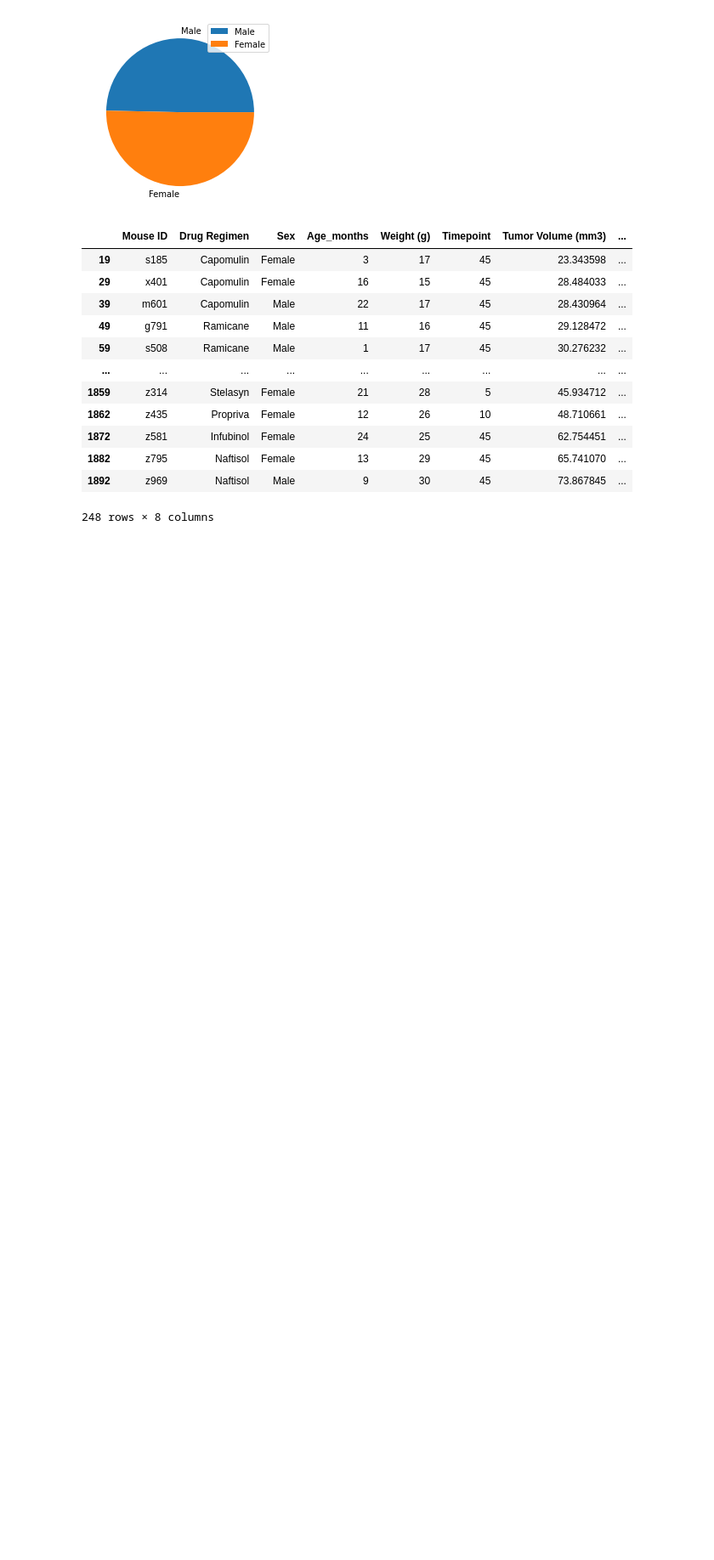
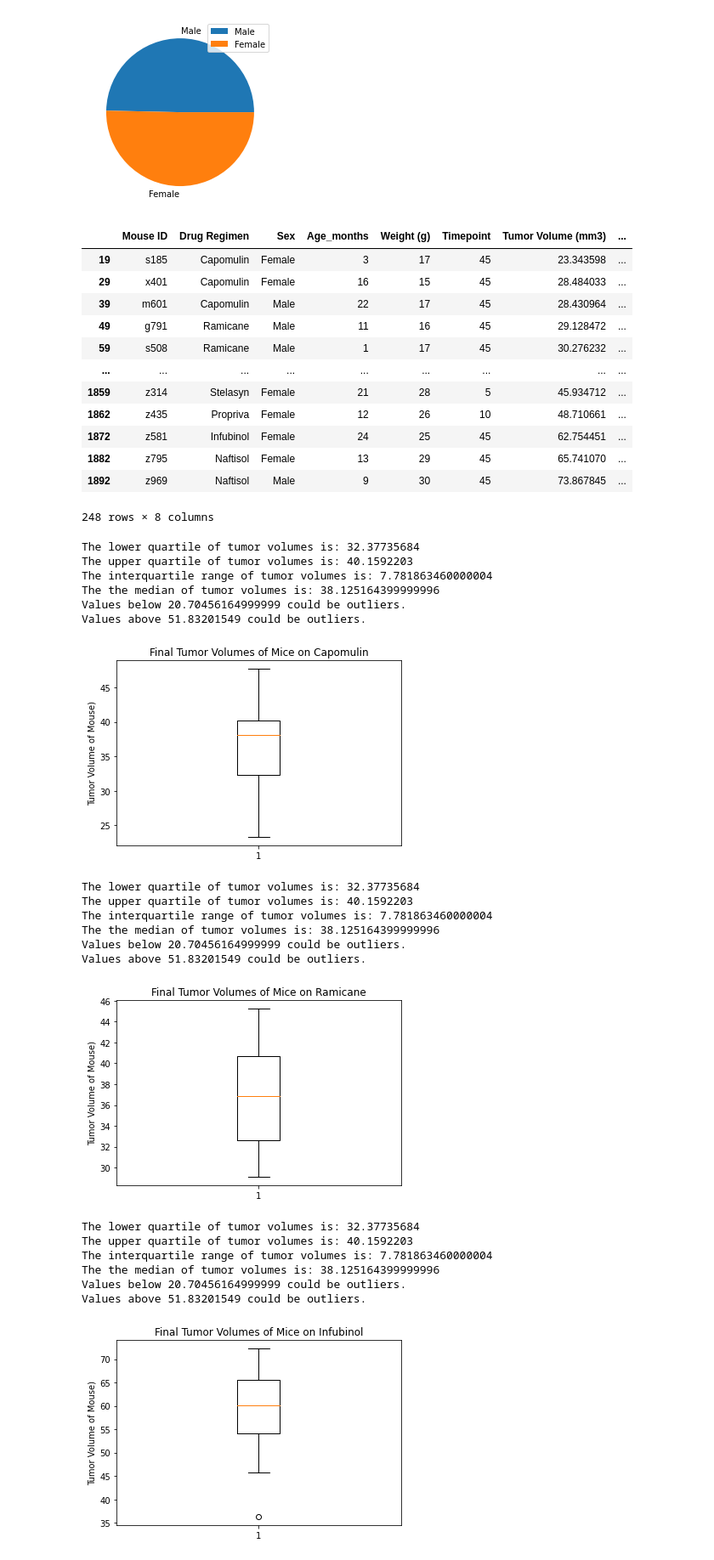
Before and after one commit to wjcutrone/Capomulin-Evaluation, a Jupyter notebook: Pymaceuticals/Pymaceuticals Experiment.ipynb, the cells around one changed output. Shown at 85% size. Cells and saved outputs as stored; diff of their text form; code cells hidden in the pictures; blank space fills up the shorter version.

Commit message:
Update Pymaceuticals Experiment.ipynb
added plots to analysis

```diff
--- a/Pymaceuticals/Pymaceuticals Experiment.ipynb
+++ b/Pymaceuticals/Pymaceuticals Experiment.ipynb
@@ -170,3 +170,66 @@ mouse_data_new
 | 1882 | z795 | Naftisol | Female | 13 | 29 | 45 | 65.741070 | ... |
 | 1892 | z969 | Naftisol | Male | 9 | 30 | 45 | 73.867845 | ... |
 248 rows × 8 columns
+# %%
+# Put treatments into a list for for loop (and later for plot labels)
+treatments = ["Capomulin", "Ramicane", "Infubinol", "Ceftamin"]
+
+# Create empty list to fill with tumor vol data (for plotting)
+tumor_vol = []
+
+# Calculate the IQR and quantitatively determine if there are any potential outliers.
+
+# Locate the rows which contain mice on each drug and get the tumor volumes
+capomulin_data = mouse_data_new.loc[mouse_data_new["Drug Regimen"]=="Capomulin"]
+ramicane_data = mouse_data_new.loc[mouse_data_new["Drug Regimen"]=="Ramicane"]
+infubinol_data = mouse_data_new.loc[mouse_data_new["Drug Regimen"]=="Infubinol"]
+ceftamin_data = mouse_data_new.loc[mouse_data_new["Drug Regimen"]=="Ceftamin"]
+# %%
+#Locate the rows which contain mice on each drug and get the tumor volumes
+for treatment in treatments:
+    treatment_data = mouse_data_new.loc[mouse_data_new["Drug Regimen"]==treatment]
+    treatment_tvs = treatment_data["Tumor Volume (mm3)"]
+    #Calculate IQR and outliers
+    quartiles = capomulin_tvs.quantile([.25,.5,.75])
+    lowerq = quartiles[0.25]
+    upperq = quartiles[0.75]
+    iqr = upperq-lowerq
+
+    print(f"The lower quartile of tumor volumes is: {lowerq}")
+    print(f"The upper quartile of tumor volumes is: {upperq}")
+    print(f"The interquartile range of tumor volumes is: {iqr}")
+    print(f"The the median of tumor volumes is: {quartiles[0.5]} ")
+
+    lower_bound = lowerq - (1.5*iqr)
+    upper_bound = upperq + (1.5*iqr)
+    print(f"Values below {lower_bound} could be outliers.")
+    print(f"Values above {upper_bound} could be outliers.")
+
+    #Show box plot
+    fig1, ax1 = plt.subplots()
+    ax1.set_title("Final Tumor Volumes of Mice on "+treatment)
+    ax1.set_ylabel('Tumor Volume of Mouse)')
+    ax1.boxplot(treatment_tvs)
+    plt.show()
+# %% [output]
+The lower quartile of tumor volumes is: 32.37735684
+The upper quartile of tumor volumes is: 40.1592203
+The interquartile range of tumor volumes is: 7.781863460000004
+The the median of tumor volumes is: 38.125164399999996
+Values below 20.70456164999999 could be outliers.
+Values above 51.83201549 could be outliers.
+[figure, added]
+The lower quartile of tumor volumes is: 32.37735684
+The upper quartile of tumor volumes is: 40.1592203
+The interquartile range of tumor volumes is: 7.781863460000004
+The the median of tumor volumes is: 38.125164399999996
+Values below 20.70456164999999 could be outliers.
+Values above 51.83201549 could be outliers.
+[figure, added]
+The lower quartile of tumor volumes is: 32.37735684
+The upper quartile of tumor volumes is: 40.1592203
+The interquartile range of tumor volumes is: 7.781863460000004
+The the median of tumor volumes is: 38.125164399999996
+Values below 20.70456164999999 could be outliers.
+Values above 51.83201549 could be outliers.
+[figure, added]
```
Also changed, not shown: parts of 3 cells of this notebook.
